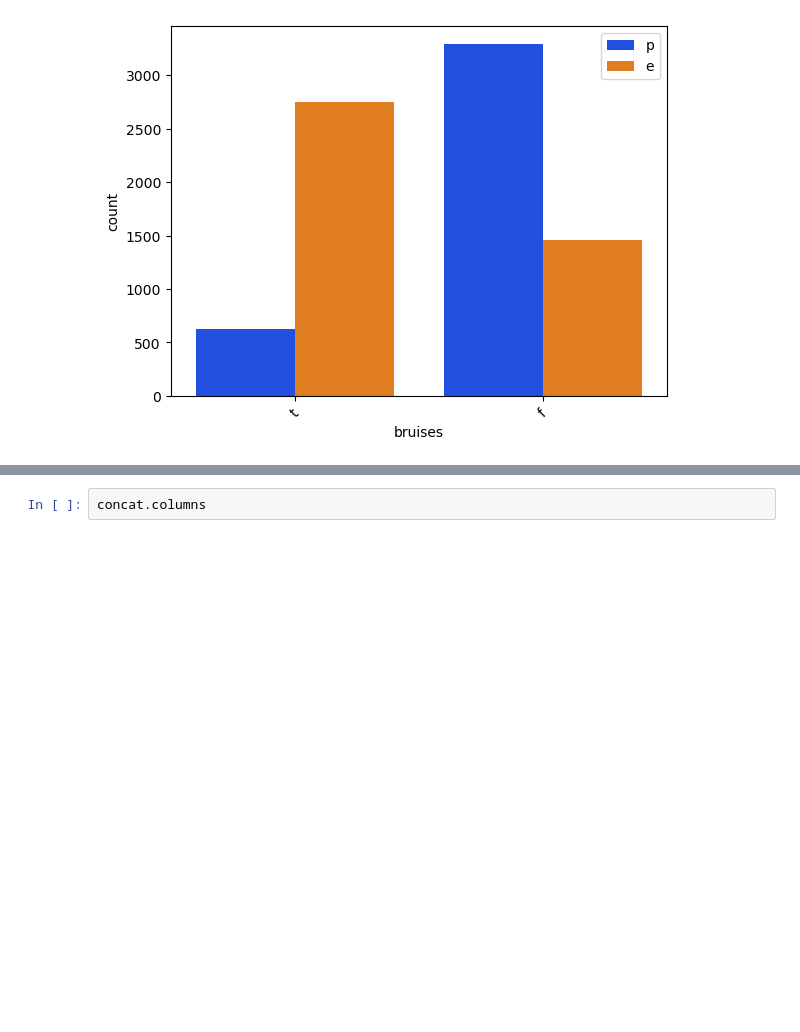
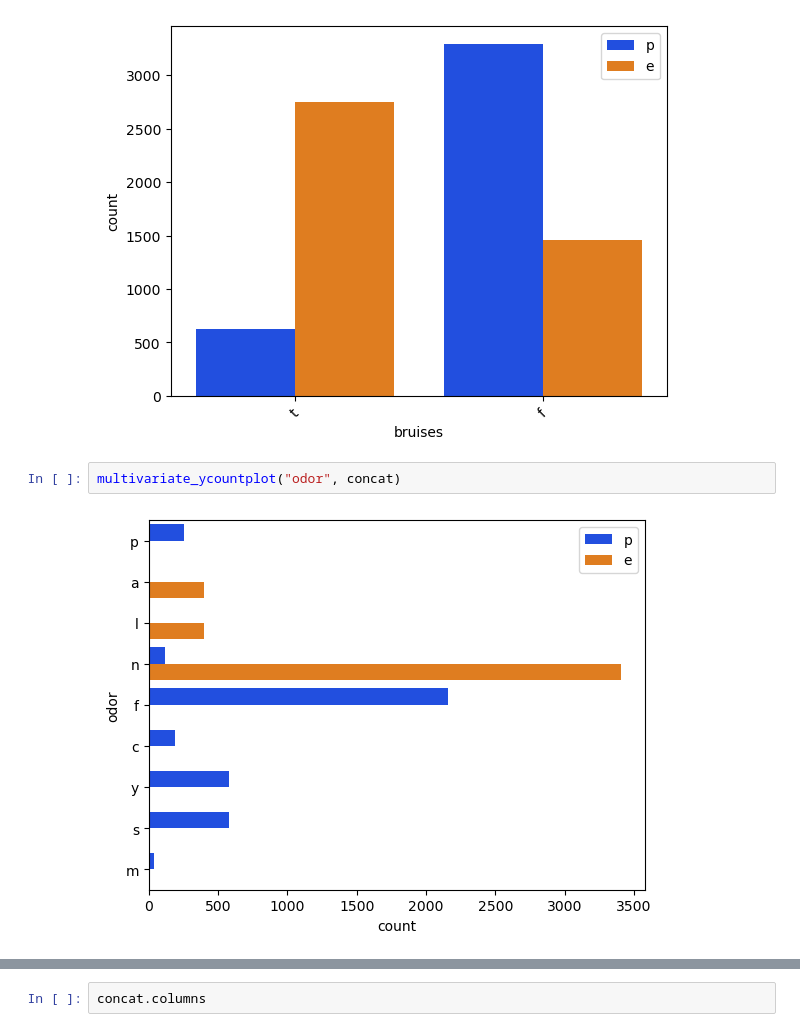
Before and after one commit to dev-ezzy/Big-Data, a Jupyter notebook: index.ipynb, the cells around one changed output, grey strips where cells are left out. Drawn from its saved outputs; the diff is of its cells as text; blank space fills up the shorter version.

```diff
--- a/index.ipynb
+++ b/index.ipynb
@@ -476,3 +476,7 @@ multivariate_xcountplot("cap-surface", concat)
 multivariate_xcountplot("bruises", concat)
 # %% [output]
 [figure]
+# %%
+multivariate_ycountplot("odor", concat)
+# %% [output]
+[figure, added]
```
Also changed, not shown: parts of 6 cells of this notebook.
